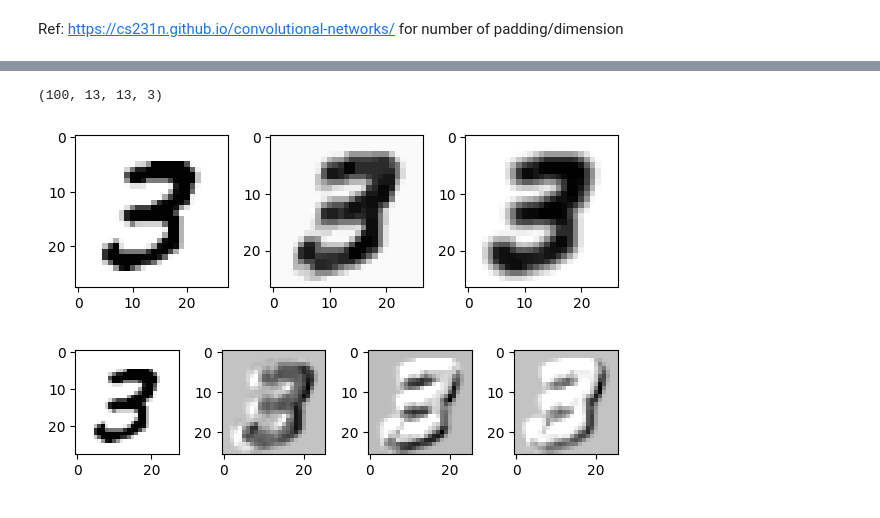
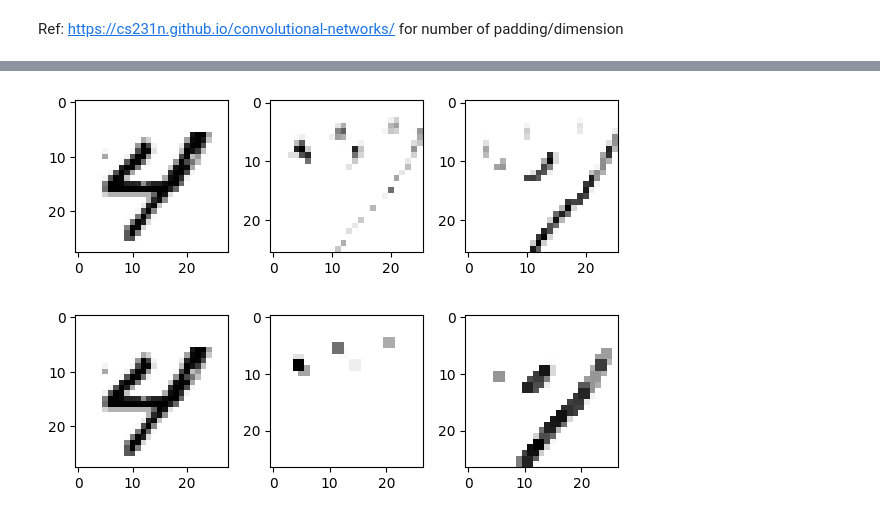
Before and after one commit to pquynhvu/TDA, a Jupyter notebook: mnist_pytorch.ipynb, the cells around one changed output, grey strips where cells are left out. Saved outputs shown, nothing was run; the diff lists cells and outputs as text; code cells hidden in the pictures.

```diff
--- a/mnist_pytorch.ipynb
+++ b/mnist_pytorch.ipynb
@@ -131,7 +134,7 @@ layer_names
 # %%
-conv1_W, conv1_b = mnist_cnn.layers[layer_names.index('conv2d')].get_weights()
-conv2_W, conv2_b = mnist_cnn.layers[layer_names.index('conv2d_1')].get_weights()
-dense_W, dense_b = mnist_cnn.layers[layer_names.index('dense')].get_weights()
+conv1_W, conv1_b = mnist_cnn.layers[layer_names.index('conv2d_2')].get_weights()
+conv2_W, conv2_b = mnist_cnn.layers[layer_names.index('conv2d_3')].get_weights()
+dense_W, dense_b = mnist_cnn.layers[layer_names.index('dense_1')].get_weights()
 # %%
 def same_padding(image, filter, stride):
     sample_size, img_height, img_width = image.shape[0], image.shape[1], image.shape[2]
@@ -183,23 +186,17 @@ def Convo2D(image, filter, stride, bias, padding):
     output_width = (img_width - kernel_width) // stride_width + 1
     output = np.zeros((sample_size, output_height, output_width, num_filters))
 
-    # Generate the indices for the convolution operation
-    h_start_idx = range(0, output_height)
-    w_start_idx = range(0, output_width)
-    h_end_idx = [h * stride_height + kernel_height for h in h_start_idx]
-    w_end_idx = [w * stride_width + kernel_width for w in w_start_idx]
-
-    # Perform the convolution
+    # convolution
     for f in range(num_filters):
         for n in range(sample_size):
-            sub_img = padded_img[n]
             for c in range(channels):
-                for i, h_idx in enumerate(h_start_idx):
-                    for j, w_idx in enumerate(w_start_idx):
-                        subsection = sub_img[h_idx * stride_height: h_end_idx[i], w_idx * stride_width: w_end_idx[j], c]
-                        output[n, i, j, f] += np.sum(subsection * filter[:, :, c, f])
-            output[n, :, :, f] += bias[f]
+                sub_img = padded_img[n, :, :, c]
+                kernel = filter[:, :, c, f]
+                conv_result = convolve2d(image, kernel, mode='valid')
+                conv_result_strided = conv_result[::stride_height, ::stride_width]
+                output[n, :, :, f] += conv_result_strided
 
+        output[n, :, :, f] += bias[f]
     return reLU(output)
 # %%
 def max_pooling(image, pool_size, stride):
@@ -231,32 +228,28 @@ convo1_output = Convo2D(x_train_subset, filter=conv1_W, stride=(1,1), bias=conv1
 convo1_maxpool = max_pooling(convo1_output, pool_size=(2,2), stride=(1,1))
 convo2_output = Convo2D(convo1_maxpool, filter=conv2_W, stride=(1,1), bias=conv2_b, padding=True)
 convo2_maxpool = max_pooling(convo2_output, pool_size=(2,2), stride=(2,2))
-# %%
-convo2_maxpool.shape
-# %% [output]
-(100, 13, 13, 3)
 # %%
-idx=7
+idx=89
 fig, axs = plt.subplots(1, 3, figsize=(6, 3))
 axs[0].imshow(x_train_subset[idx], cmap=matplotlib.cm.binary)
-axs[1].imshow(convo1_maxpool[idx,:,:,0], cmap=matplotlib.cm.binary)
-axs[2].imshow(convo1_maxpool[idx,:,:,1], cmap=matplotlib.cm.binary)
+axs[1].imshow(convo2_output[idx,:,:,0], cmap=matplotlib.cm.binary)
+axs[2].imshow(convo2_output[idx,:,:,1], cmap=matplotlib.cm.binary)
 ax.axis('off')
 plt.tight_layout()
 plt.show()
 # %% [output]
-[figure, old version]
+[figure, new version]
 # %%
-fig, axs = plt.subplots(1, 4, figsize=(6, 3))
+fig, axs = plt.subplots(1, 3, figsize=(6, 3))
 axs[0].imshow(x_train_subset[idx], cmap=matplotlib.cm.binary)
-axs[1].imshow(convo2_output[idx,:,:,0], cmap=matplotlib.cm.binary)
-axs[2].imshow(convo2_output[idx,:,:,1], cmap=matplotlib.cm.binary)
-axs[3].imshow(convo2_output[idx,:,:,2], cmap=matplotlib.cm.binary)
+axs[1].imshow(convo1_maxpool[idx,:,:,0], cmap=matplotlib.cm.binary)
+axs[2].imshow(convo1_maxpool[idx,:,:,1], cmap=matplotlib.cm.binary)
+#axs[3].imshow(convo2_output[idx,:,:,2], cmap=matplotlib.cm.binary)
 ax.axis('off')
 plt.tight_layout()
 plt.show()
 # %% [output]
-[figure, old version]
+[figure, new version]
 # %%
 def plot_images(data, labels, nrows=0, images_per_row=0):
     fig, axes = plt.subplots(nrows, images_per_row, figsize=(10, 10))
```
Also changed, not shown: parts of 6 cells of this notebook.
